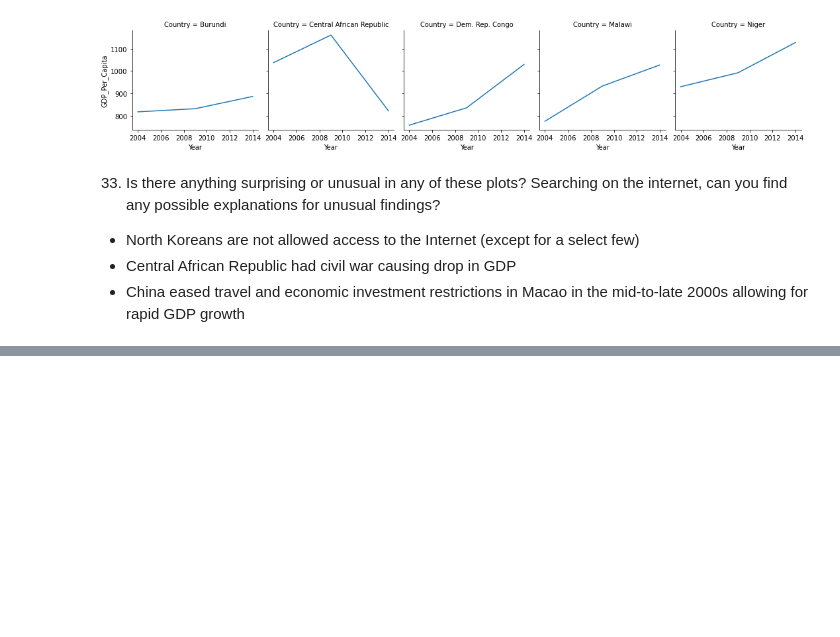
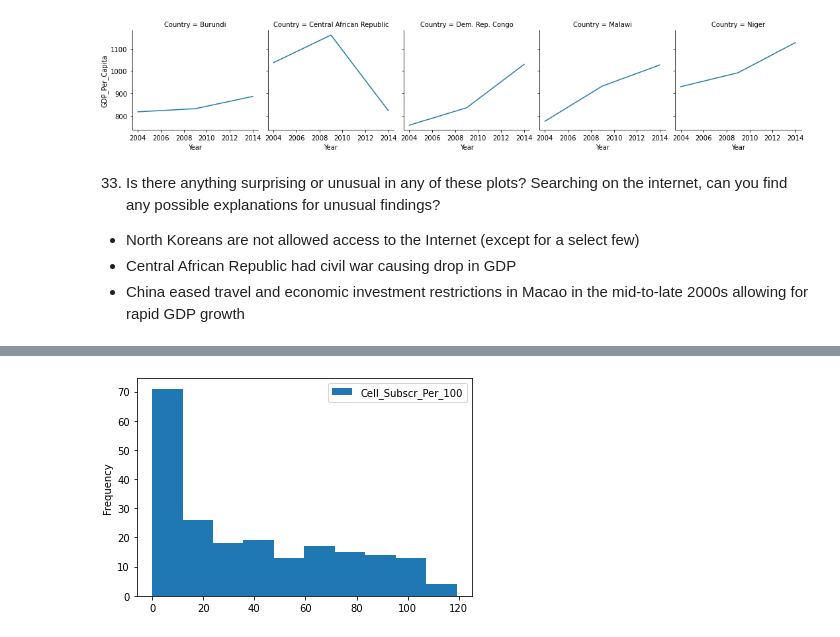
Before and after one commit to NSS-Data-Analytics-Cohort-7/gdp-and-internet-usage-PrestonSpencer, a Jupyter notebook: Notebooks/gdp_internet_project.ipynb, the cells around one changed output, grey strips where cells are left out. Saved outputs shown, nothing was run; the diff lists cells and outputs as text; code cells hidden in the pictures; blank space fills up the shorter version.

```diff
--- a/Notebooks/gdp_internet_project.ipynb
+++ b/Notebooks/gdp_internet_project.ipynb
@@ -627,0 +648,5 @@ plt.show()
+# %%
+mobile_2004.plot.hist(x = "Country", y = "Cell_Subscr_Per_100")
+plt.show()
+# %% [output]
+[figure, added]
```
Also changed, not shown: parts of 25 cells of this notebook.
